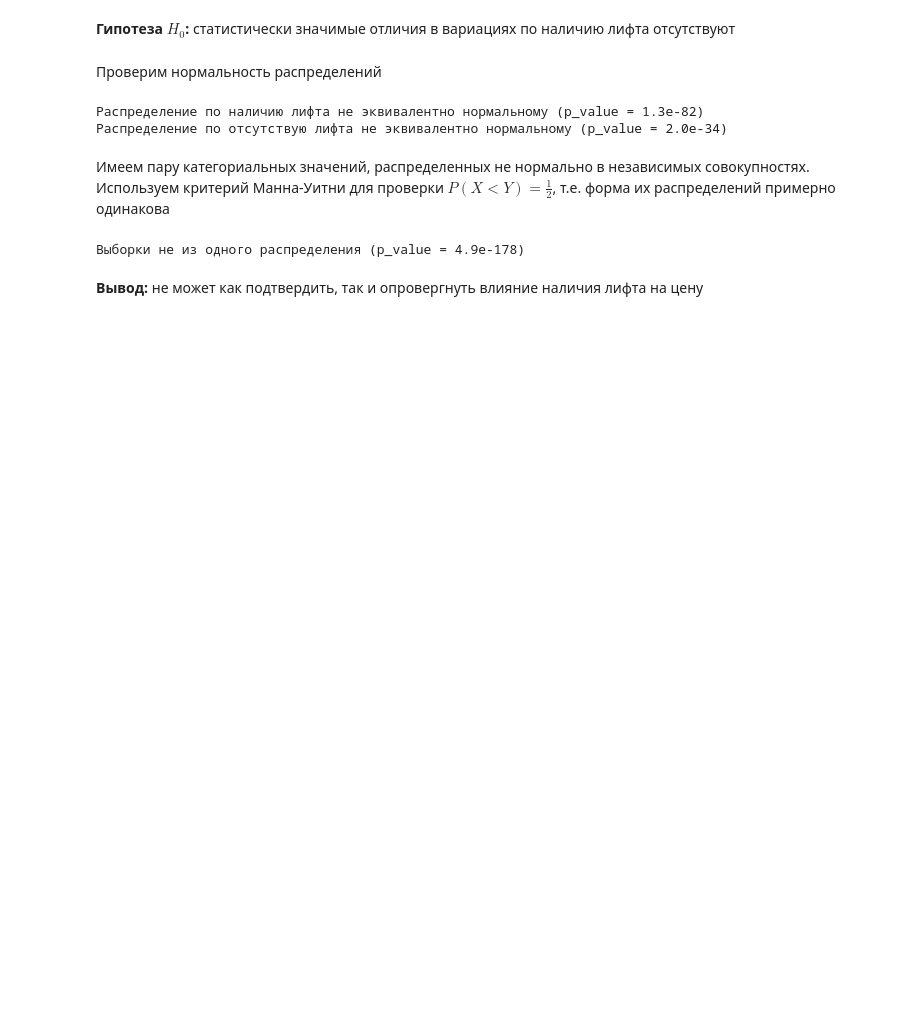
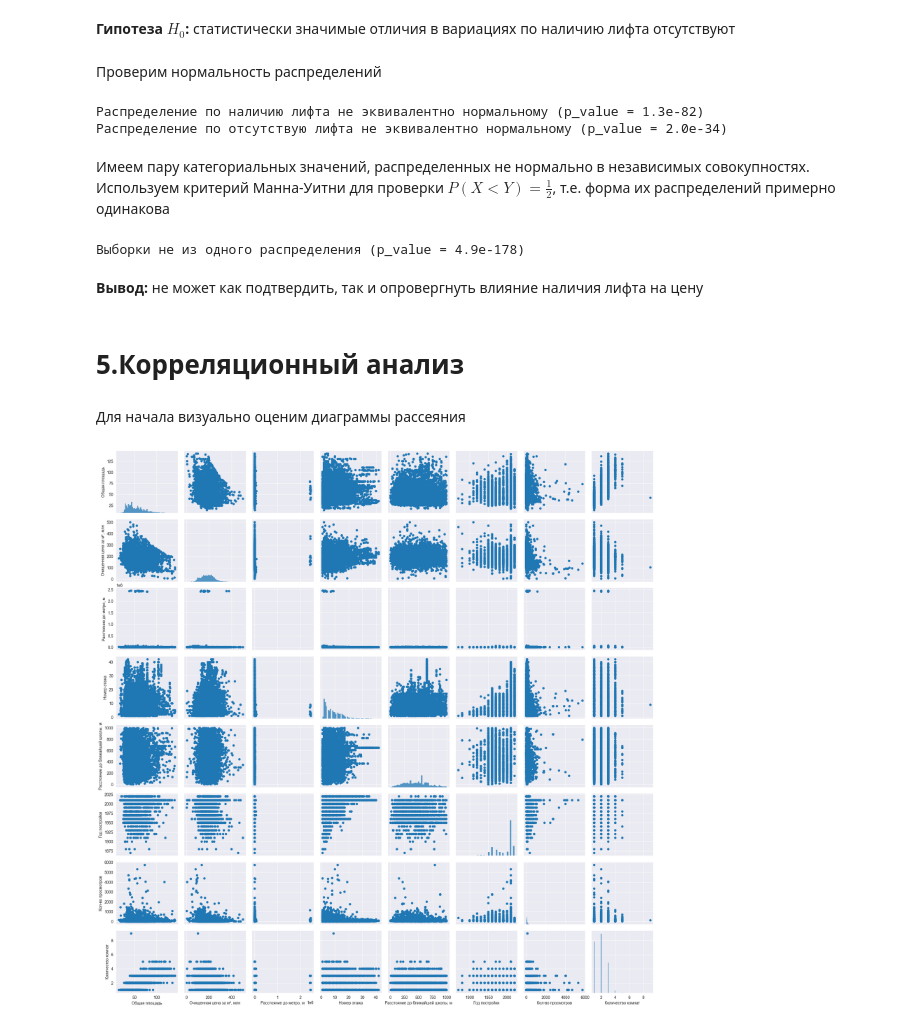
Before and after one commit to Torgovatel/Projects, a Jupyter notebook: DS/moscow-estate-agency-dm/src/main.ipynb, the cells around one changed output. Cells and saved outputs as stored; diff of their text form; code cells hidden in the pictures; blank space fills up the shorter version.

```diff
--- a/DS/moscow-estate-agency-dm/src/main.ipynb
+++ b/DS/moscow-estate-agency-dm/src/main.ipynb
@@ -1133,3 +1133,13 @@ print(f'Выборки {"" if p_val >= alpha else "не"} из одного ра
 Выборки не из одного распределения (p_value = 4.9e-178)
 # %% [markdown]
 **Вывод:** не может как подтвердить, так и опровергнуть влияние наличия лифта на цену
+# %% [markdown]
+# 5.Корреляционный анализ
+# %% [markdown]
+Для начала визуально оценим диаграммы рассеяния
+# %%
+col = ['Общая площадь', 'Очищенная цена за м², млн', 'Расстояние до метро, м', 'Номер этажа', 'Расстояние до ближайшей школы, м','Год постройки', 'Кол-во просмотров', 'Количество комнат']
+sns.pairplot(dataset.loc[:,col], plot_kws={'edgecolor': 'none'})
+plt.show()
+# %% [output]
+[figure, added]
```
Also changed, not shown: parts of 10 cells of this notebook.
